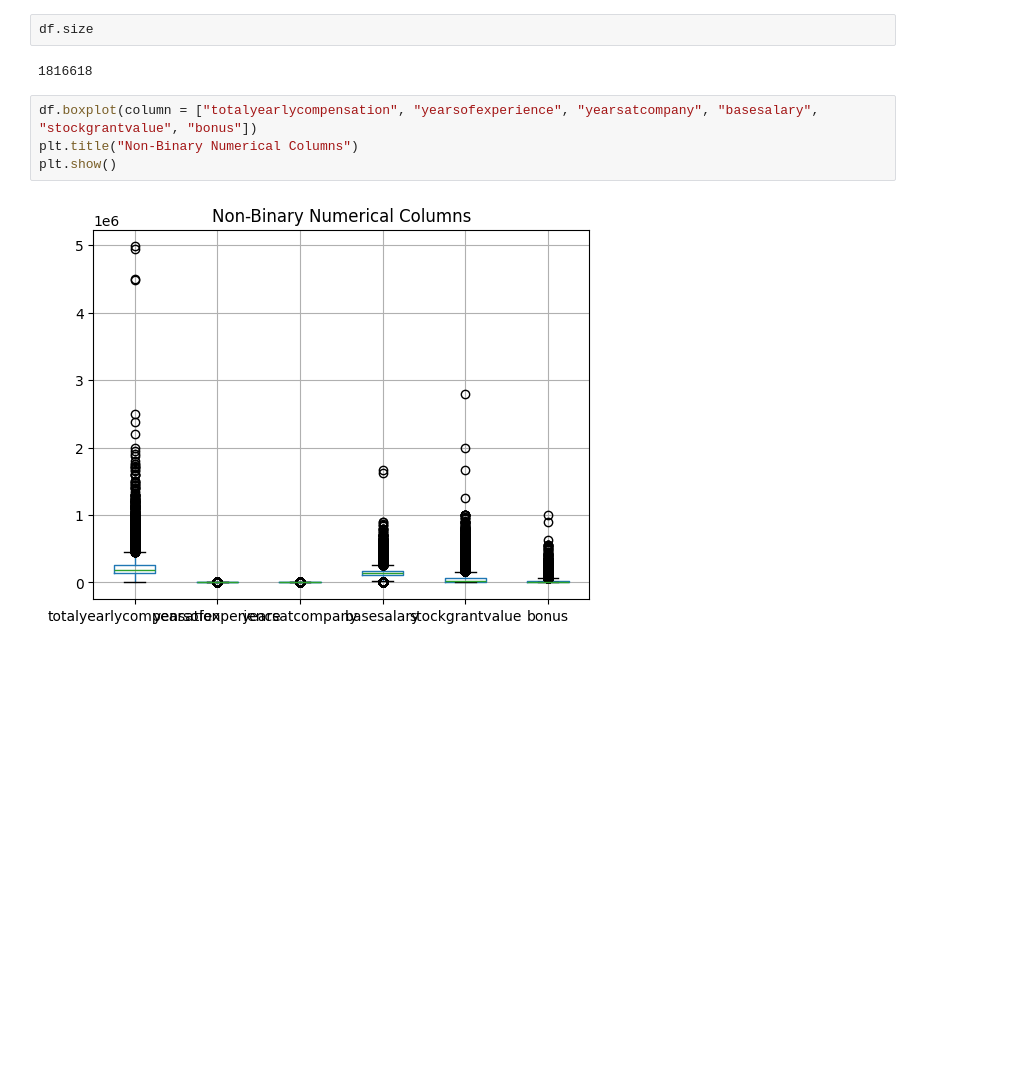
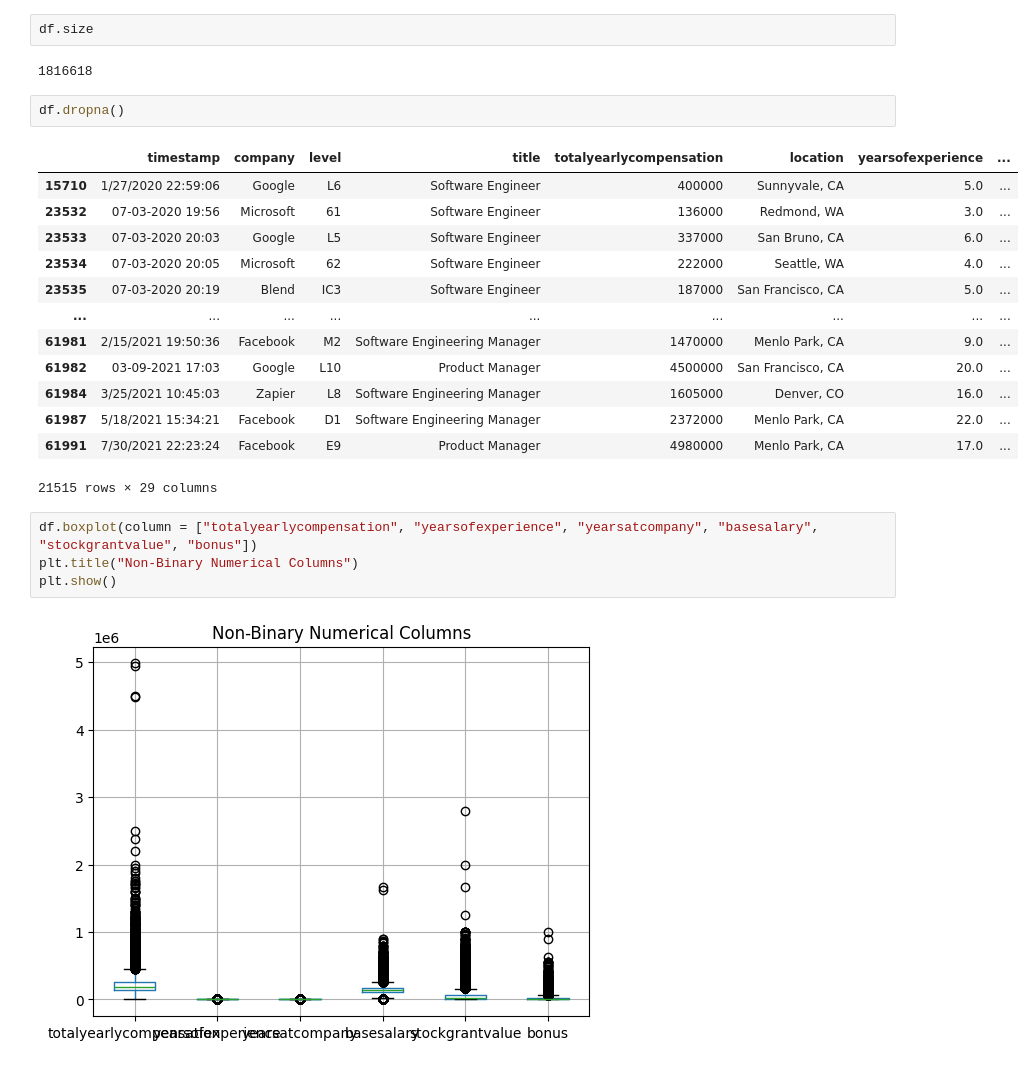
Before and after one commit to drakonic-fury/DTSC-2302-FP, a Jupyter notebook: project.ipynb, the cells around one changed output. Drawn from its saved outputs; the diff is of its cells as text; blank space fills up the shorter version.

```diff
--- a/project.ipynb
+++ b/project.ipynb
@@ -99,6 +99,22 @@ df.shape
 df.size
 # %% [output]
 1816618
+# %%
+df.dropna()
+# %% [output]
+|  | timestamp | company | level | title | totalyearlycompensation | location | yearsofexperience | ... |
+| 15710 | 1/27/2020 22:59:06 | Google | L6 | Software Engineer | 400000 | Sunnyvale, CA | 5.0 | ... |
+| 23532 | 07-03-2020 19:56 | Microsoft | 61 | Software Engineer | 136000 | Redmond, WA | 3.0 | ... |
+| 23533 | 07-03-2020 20:03 | Google | L5 | Software Engineer | 337000 | San Bruno, CA | 6.0 | ... |
+| 23534 | 07-03-2020 20:05 | Microsoft | 62 | Software Engineer | 222000 | Seattle, WA | 4.0 | ... |
+| 23535 | 07-03-2020 20:19 | Blend | IC3 | Software Engineer | 187000 | San Francisco, CA | 5.0 | ... |
+| ... | ... | ... | ... | ... | ... | ... | ... | ... |
+| 61981 | 2/15/2021 19:50:36 | Facebook | M2 | Software Engineering Manager | 1470000 | Menlo Park, CA | 9.0 | ... |
+| 61982 | 03-09-2021 17:03 | Google | L10 | Product Manager | 4500000 | San Francisco, CA | 20.0 | ... |
+| 61984 | 3/25/2021 10:45:03 | Zapier | L8 | Software Engineering Manager | 1605000 | Denver, CO | 16.0 | ... |
+| 61987 | 5/18/2021 15:34:21 | Facebook | D1 | Software Engineering Manager | 2372000 | Menlo Park, CA | 22.0 | ... |
+| 61991 | 7/30/2021 22:23:24 | Facebook | E9 | Product Manager | 4980000 | Menlo Park, CA | 17.0 | ... |
+21515 rows × 29 columns
 # %%
 df.boxplot(column = ["totalyearlycompensation", "yearsofexperience", "yearsatcompany", "basesalary", "stockgrantvalue", "bonus"])
 plt.title("Non-Binary Numerical Columns")
```
Also changed, not shown: parts of 6 cells of this notebook.
